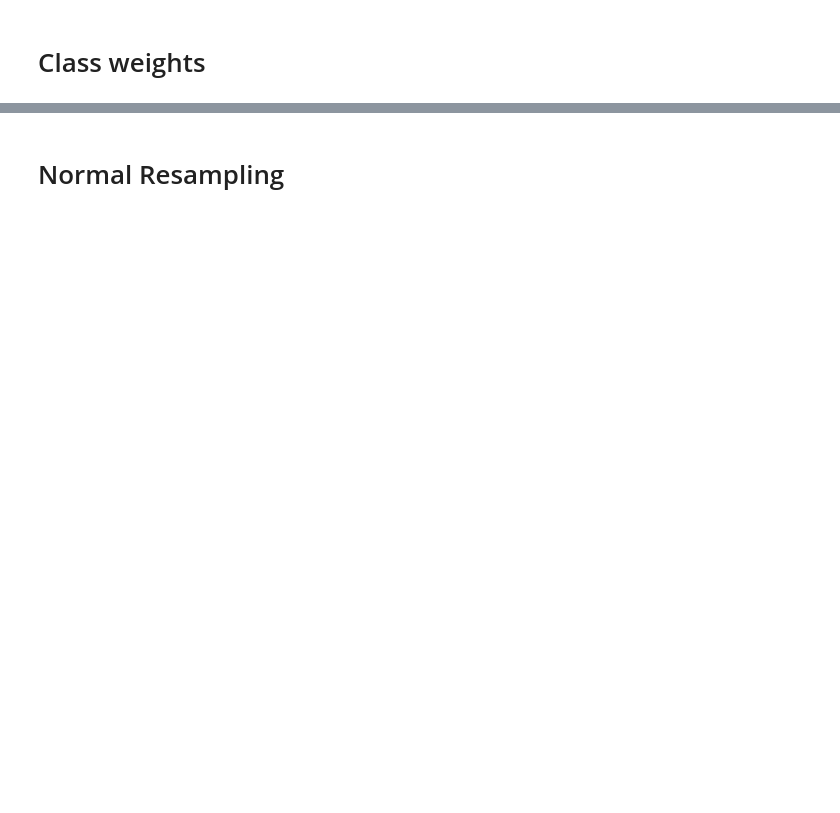
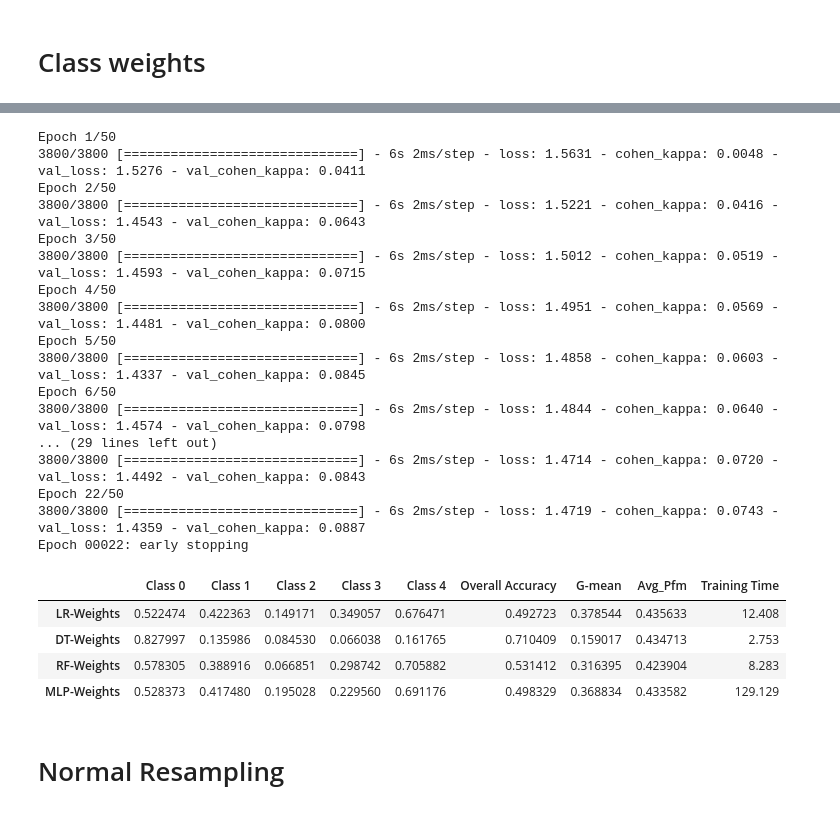
Before and after one commit to duonghung86/Injury-severity-classification, a Jupyter notebook: VCA_2_1_MLP_resampling.ipynb, the cells around one changed output, grey strips where cells are left out. Cells and saved outputs as stored; diff of their text form; code cells hidden in the pictures; blank space fills up the shorter version.

```diff
--- a/VCA_2_1_MLP_resampling.ipynb
+++ b/VCA_2_1_MLP_resampling.ipynb
@@ -217,3 +272,57 @@ RF
+# %%
+es = EarlyStopping(monitor='val_cohen_kappa',
+                   verbose=1, patience=10, mode='max',
+                   restore_best_weights=True)
+# %%
+def create_mlp():
+    MLP = Sequential([Dense(10,activation='relu',
+                           input_dim=X_train.shape[1]),
+                      Dropout(0.5),
+                      Dense(5, activation='softmax')])
+    MLP.compile(optimizer='adam',
+                loss=tf.keras.losses.SparseCategoricalCrossentropy(from_logits=True),
+                metrics=[CohenKappa(num_classes=5,sparse_labels=True)])
+    return MLP
+# %%
+model = create_mlp()
+start = time.time()
+monitor = model.fit(X_train, y_train.values,
+                    callbacks=[es],
+                    class_weight = cls_wgt,
+                    validation_data=(X_val, y_val.values),
+                    verbose=1, epochs=50)
+end = time.time()
+# use the model to make predictions with the test data
+y_pred = model.predict(X_test)
+y_pred = np.argmax(y_pred, axis=1)
+# get the evaluation metrics
+result = get_accs(y_test.values, y_pred, end-start)
+result.index = ['MLP-Weights']
+rsts = rsts.append(result)
+rsts
+# %% [output]
+Epoch 1/50
+3800/3800 [==============================] - 6s 2ms/step - loss: 1.5631 - cohen_kappa: 0.0048 - val_loss: 1.5276 - val_cohen_kappa: 0.0411
+Epoch 2/50
+3800/3800 [==============================] - 6s 2ms/step - loss: 1.5221 - cohen_kappa: 0.0416 - val_loss: 1.4543 - val_cohen_kappa: 0.0643
+Epoch 3/50
+3800/3800 [==============================] - 6s 2ms/step - loss: 1.5012 - cohen_kappa: 0.0519 - val_loss: 1.4593 - val_cohen_kappa: 0.0715
+Epoch 4/50
+3800/3800 [==============================] - 6s 2ms/step - loss: 1.4951 - cohen_kappa: 0.0569 - val_loss: 1.4481 - val_cohen_kappa: 0.0800
+Epoch 5/50
+3800/3800 [==============================] - 6s 2ms/step - loss: 1.4858 - cohen_kappa: 0.0603 - val_loss: 1.4337 - val_cohen_kappa: 0.0845
+Epoch 6/50
+3800/3800 [==============================] - 6s 2ms/step - loss: 1.4844 - cohen_kappa: 0.0640 - val_loss: 1.4574 - val_cohen_kappa: 0.0798
+... (29 lines left out)
+3800/3800 [==============================] - 6s 2ms/step - loss: 1.4714 - cohen_kappa: 0.0720 - val_loss: 1.4492 - val_cohen_kappa: 0.0843
+Epoch 22/50
+3800/3800 [==============================] - 6s 2ms/step - loss: 1.4719 - cohen_kappa: 0.0743 - val_loss: 1.4359 - val_cohen_kappa: 0.0887
+Epoch 00022: early stopping
+|  | Class 0 | Class 1 | Class 2 | Class 3 | Class 4 | Overall Accuracy | G-mean | Avg_Pfm | Training Time |
+| LR-Weights | 0.522474 | 0.422363 | 0.149171 | 0.349057 | 0.676471 | 0.492723 | 0.378544 | 0.435633 | 12.408 |
+| DT-Weights | 0.827997 | 0.135986 | 0.084530 | 0.066038 | 0.161765 | 0.710409 | 0.159017 | 0.434713 | 2.753 |
+| RF-Weights | 0.578305 | 0.388916 | 0.066851 | 0.298742 | 0.705882 | 0.531412 | 0.316395 | 0.423904 | 8.283 |
+| MLP-Weights | 0.528373 | 0.417480 | 0.195028 | 0.229560 | 0.691176 | 0.498329 | 0.368834 | 0.433582 | 129.129 |
 # %% [markdown]
 # Normal Resampling
 # %%
```
Also changed, not shown: parts of 43 cells of this notebook.
